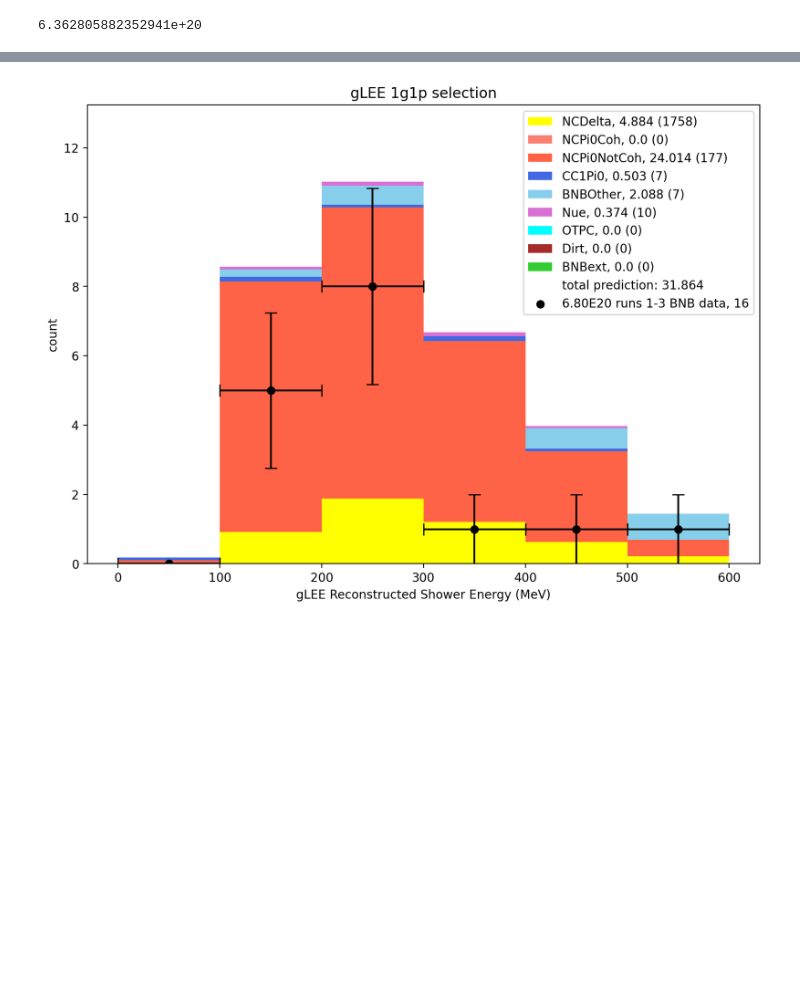
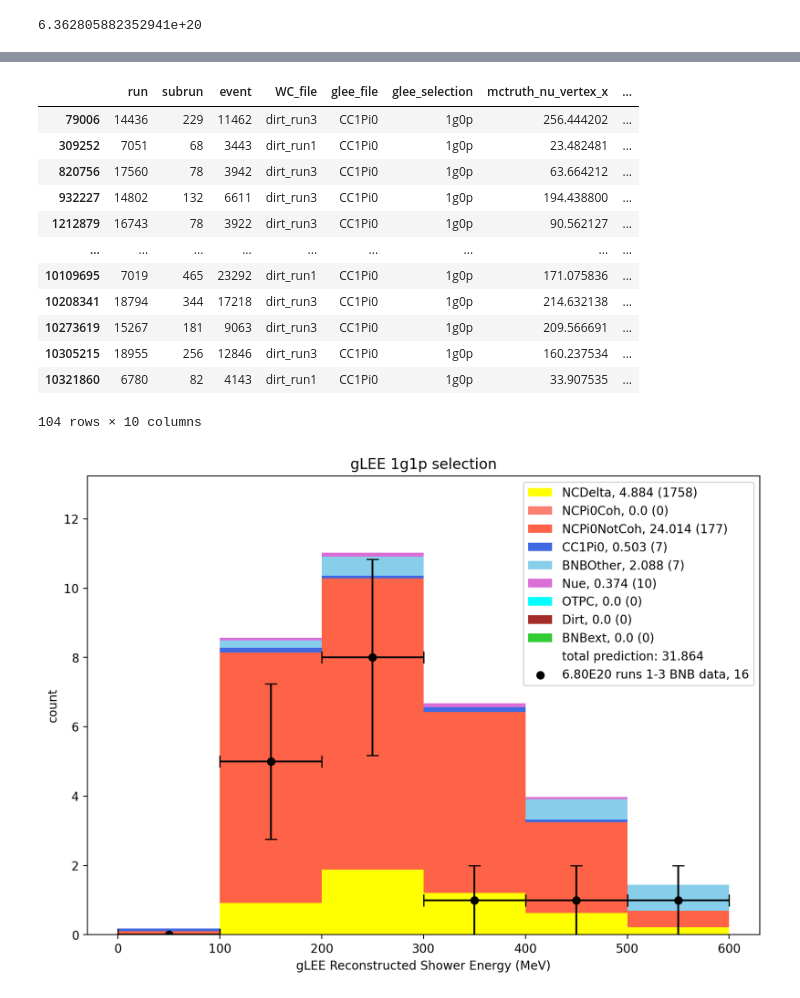
Before and after one commit to leehagaman/misc_python_code, a Jupyter notebook: joint_analysis/comparisons_v1.ipynb, the cells around one changed output, grey strips where cells are left out. Drawn from its saved outputs; the diff is of its cells as text; code cells hidden in the pictures; blank space fills up the shorter version.

```diff
--- a/joint_analysis/comparisons_v1.ipynb
+++ b/joint_analysis/comparisons_v1.ipynb
@@ -222,3 +256,22 @@ wc_colors = [
+# %%
+merged_glee_WC_comparison_df.query("category=='dirt' and glee_file == 'CC1Pi0'")[
+    ["run", "subrun", "event",
+     "WC_file", "glee_file", "glee_selection",
+     "mctruth_nu_vertex_x", "mctruth_nu_vertex_y","mctruth_nu_vertex_z","mctruth_nu_E",]]
+# %% [output]
+|  | run | subrun | event | WC_file | glee_file | glee_selection | mctruth_nu_vertex_x | ... |
+| 79006 | 14436 | 229 | 11462 | dirt_run3 | CC1Pi0 | 1g0p | 256.444202 | ... |
+| 309252 | 7051 | 68 | 3443 | dirt_run1 | CC1Pi0 | 1g0p | 23.482481 | ... |
+| 820756 | 17560 | 78 | 3942 | dirt_run3 | CC1Pi0 | 1g0p | 63.664212 | ... |
+| 932227 | 14802 | 132 | 6611 | dirt_run3 | CC1Pi0 | 1g0p | 194.438800 | ... |
+| 1212879 | 16743 | 78 | 3922 | dirt_run3 | CC1Pi0 | 1g0p | 90.562127 | ... |
+| ... | ... | ... | ... | ... | ... | ... | ... | ... |
+| 10109695 | 7019 | 465 | 23292 | dirt_run1 | CC1Pi0 | 1g0p | 171.075836 | ... |
+| 10208341 | 18794 | 344 | 17218 | dirt_run3 | CC1Pi0 | 1g0p | 214.632138 | ... |
+| 10273619 | 15267 | 181 | 9063 | dirt_run3 | CC1Pi0 | 1g0p | 209.566691 | ... |
+| 10305215 | 18955 | 256 | 12846 | dirt_run3 | CC1Pi0 | 1g0p | 160.237534 | ... |
+| 10321860 | 6780 | 82 | 4143 | dirt_run1 | CC1Pi0 | 1g0p | 33.907535 | ... |
+104 rows × 10 columns
 # %%
 # making non-generic selected events have nc delta score -20
 
```
Also changed, not shown: parts of 3 cells of this notebook, 10 other files.
